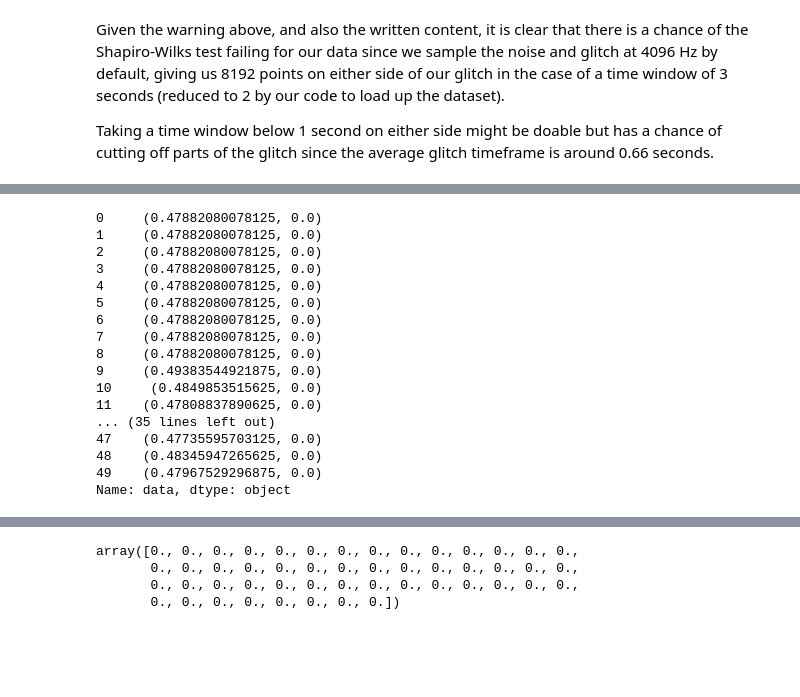
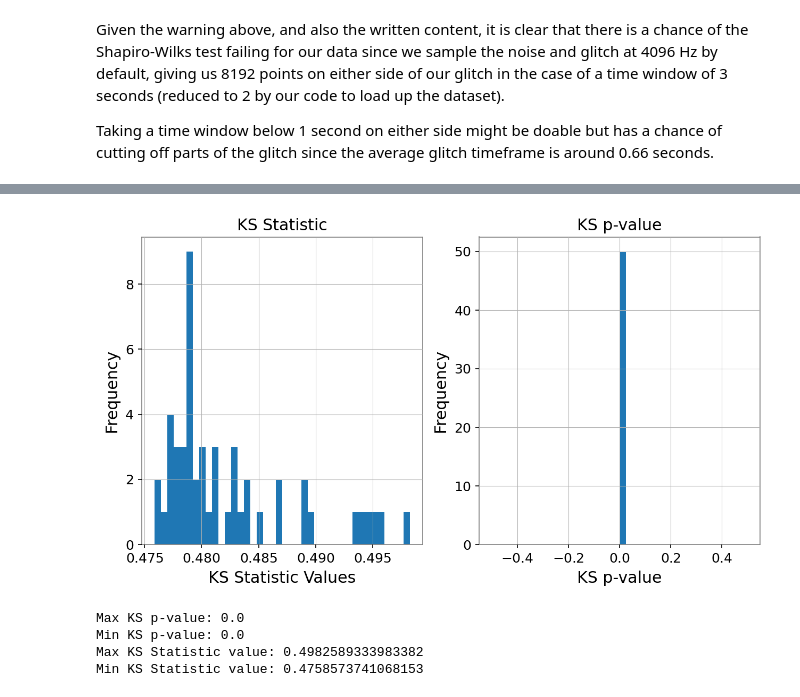
Before and after one commit to ashishmathew0297/gwpy-experiments, a Jupyter notebook: code/normality_test_experimentation.ipynb, the cells around one changed output, grey strips where cells are left out. Cells and saved outputs as stored; diff of their text form; code cells hidden in the pictures; blank space fills up the shorter version.

```diff
--- a/code/normality_test_experimentation.ipynb
+++ b/code/normality_test_experimentation.ipynb
@@ -122,19 +122,19 @@ def get_noise_data(selected, srate=4096, tw=3, ifo='L1', begin=0, end=50):
     # fetching the timeseries data according to GPStime
     for g_star in g_stars:
         # Fetching the data with the time window around the glitch
-        noise = TimeSeries.fetch_open_data(ifo, g_star - tw ,  g_star + tw, sample_rate=srate)
+        glitch = TimeSeries.fetch_open_data(ifo, g_star - tw ,  g_star + tw, sample_rate=srate)
         # noise = noise.to_pycbc()
 
         # Whitening the noise signal
-        whitened_noise, psd = noise.to_pycbc().whiten(len(noise) / (2 * srate),
-                                        len(noise)/( 4 * srate),
+        whitened_noise, psd = glitch.to_pycbc().whiten(len(glitch) / (2 * srate),
+                                        len(glitch)/( 4 * srate),
                                         remove_corrupted = False,
                                         return_psd = True)
 
         # Crop 1s at each side to avoid border effects.
         # Doing the same to the pure glitch for plotting purposes
         whitened_noise = whitened_noise[int(srate * 1):-int(srate * 1)]
-        noise = noise[int(srate * 1):-int(srate * 1)]
+        glitch = glitch[int(srate * 1):-int(srate * 1)]
 
         # We then convert this data from pycbc to a TimeSeries object
         # and fetch the q-scan of it
@@ -145,7 +145,7 @@ def get_noise_data(selected, srate=4096, tw=3, ifo='L1', begin=0, end=50):
         # t = data.times[int(srate * 1.5):-int(srate * 1.5)]
         # y = data.value[int(srate * 1.5):-int(srate * 1.5)]
         # noise_readings.append(whitened_noise)
-        data_readings.append((g_star, noise, data, q_scan))
+        data_readings.append((g_star, glitch, data, q_scan))
 
     data_df = pd.DataFrame(data_readings, columns=['GPStime', 'glitch', 'data', 'q_transform'])
     return data_df
@@ -360,27 +358,8 @@ If the sample $F_n(x)$ comes from the distribution $F(x)$ or is very close to it
 # %%
 np.random.seed(42)
-normal_sample = np.random.normal(0, 1, data_df['data'].iloc[0].value.shape)
-ks_statistic = data_df['data'].apply(lambda y: stats.ks_2samp(y.value, normal_sample))
+
+# ks_statistic = list(data_df['data'].apply(lambda y: stats.kstest(y.value, 'norm')))
+data_df[['ks_statistic', 'ks_p_value']] = list(data_df['data'].apply(lambda y: stats.kstest(y.value, 'norm')))
-# %%
-ks_statistic
-# %% [output]
-0     (0.47882080078125, 0.0)
-1     (0.47882080078125, 0.0)
-2     (0.47882080078125, 0.0)
-3     (0.47882080078125, 0.0)
-4     (0.47882080078125, 0.0)
-5     (0.47882080078125, 0.0)
-6     (0.47882080078125, 0.0)
-7     (0.47882080078125, 0.0)
-8     (0.47882080078125, 0.0)
-9     (0.49383544921875, 0.0)
-10     (0.4849853515625, 0.0)
-11    (0.47808837890625, 0.0)
-... (35 lines left out)
-47    (0.47735595703125, 0.0)
-48    (0.48345947265625, 0.0)
-49    (0.47967529296875, 0.0)
-Name: data, dtype: object
 # %%
 data_df.head()
 # %% [output]
@@ -390,10 +369,27 @@ data_df.head()
 | 2 | 1.246712e+09 | [TimeSeries(1.55428264e-19\n unit... | [TimeSeries(8.31519287\n unit: di... | [[FrequencySeries(0.17051595\n ... | 0.020294 | 0.999719 | 0.478891 | 0.0 |
 | 3 | 1.246712e+09 | [TimeSeries(1.55428264e-19\n unit... | [TimeSeries(8.31519287\n unit: di... | [[FrequencySeries(0.17051595\n ... | 0.020294 | 0.999719 | 0.478891 | 0.0 |
 | 4 | 1.246712e+09 | [TimeSeries(1.55428264e-19\n unit... | [TimeSeries(8.31519287\n unit: di... | [[FrequencySeries(0.17051595\n ... | 0.020294 | 0.999719 | 0.478891 | 0.0 |
-# %%
-data_df['ks_p_value'].values
-# %% [output]
-array([0., 0., 0., 0., 0., 0., 0., 0., 0., 0., 0., 0., 0., 0.,
-       0., 0., 0., 0., 0., 0., 0., 0., 0., 0., 0., 0., 0., 0.,
-       0., 0., 0., 0., 0., 0., 0., 0., 0., 0., 0., 0., 0., 0.,
-       0., 0., 0., 0., 0., 0., 0., 0.])
+# %%
+fig, ax = plt.subplots(1,2, figsize=(10,5), dpi=150)
+ax[0].hist(data_df['ks_statistic'], bins=40)
+ax[0].set_xlabel('KS Statistic Values')
+ax[0].set_ylabel('Frequency')
+# ax[0].set_xticks(list(np.arange(data_df['shapiro_pvalue'].min(), data_df['shapiro_pvalue'].max()+0.01, 0.01)), fontsize=8, rotation=90)
+ax[0].set_title('KS Statistic')
+ax[1].hist(data_df['ks_p_value'], bins=40)
+ax[1].set_xlabel('KS p-value')
+ax[1].set_ylabel('Frequency')
+# ax[1].set_xticks(list(np.arange(data_df['shapiro_statistic'].min(), data_df['shapiro_pvalue'].max()+0.01, 0.01)), fontsize=8, rotation=90)
+ax[1].set_title('KS p-value')
+plt.show()
+# print(f"Number of KS p-values above 0.05: {(data_df['shapiro_pvalue'] > 0.05).sum()}")
+print(f"Max KS p-value: {data_df['ks_p_value'].max()}")
+print(f"Min KS p-value: {data_df['ks_p_value'].min()}")
+print(f"Max KS Statistic value: {data_df['ks_statistic'].max()}")
+print(f"Min KS Statistic value: {data_df['ks_statistic'].min()}")
+# %% [output]
+[figure, added]
+Max KS p-value: 0.0
+Min KS p-value: 0.0
+Max KS Statistic value: 0.4982589333983382
+Min KS Statistic value: 0.4758573741068153
```
Also changed, not shown: parts of 8 cells of this notebook.
